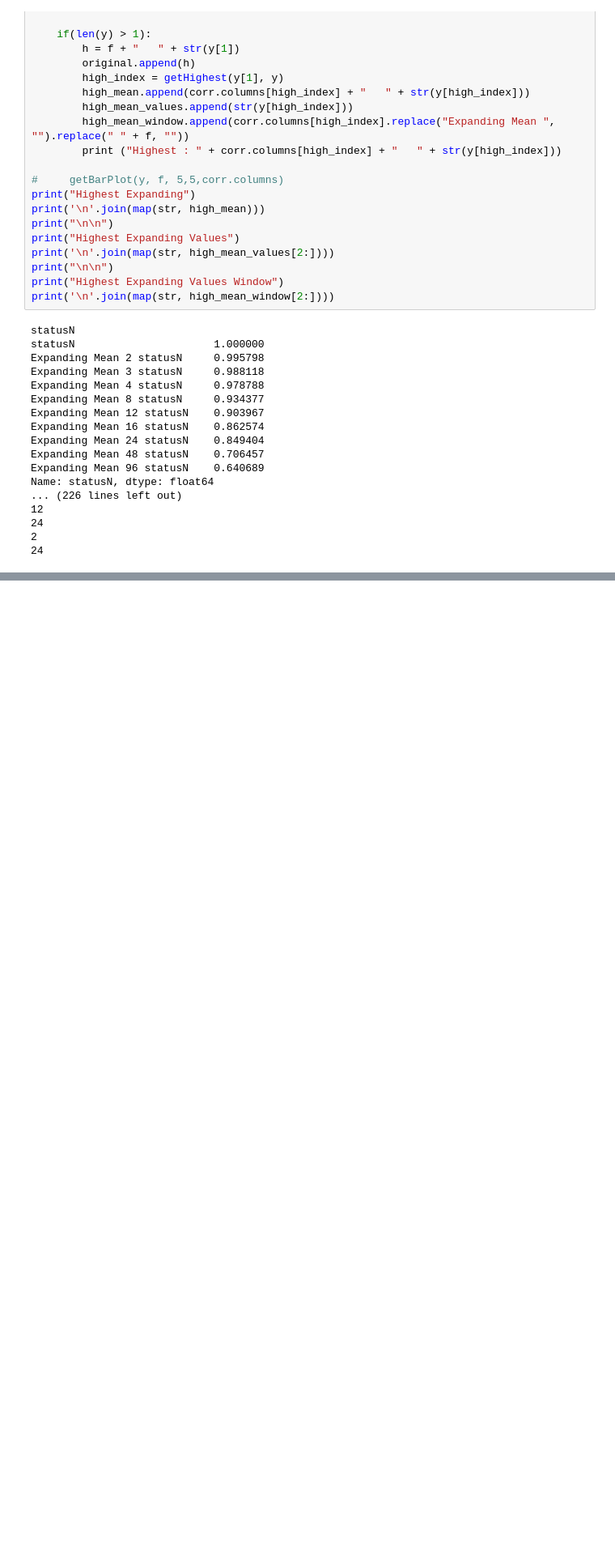
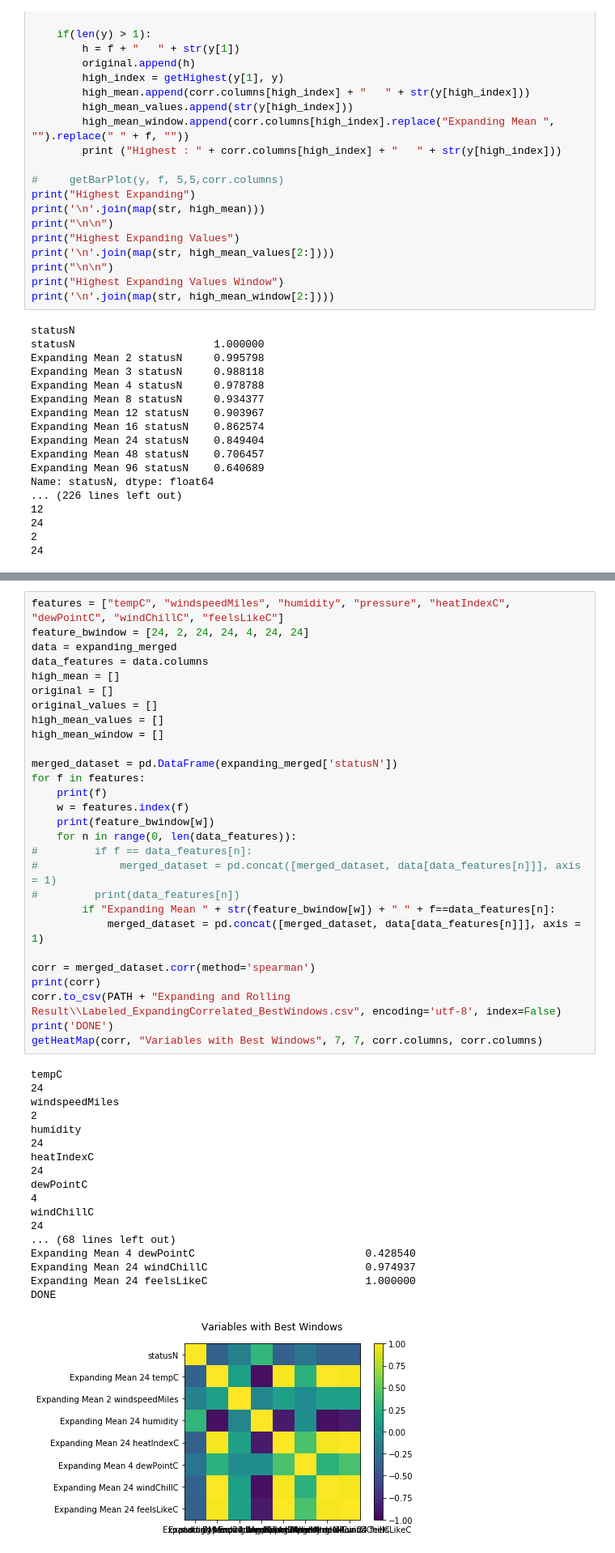
Before and after one commit to NicolleMagpale/FeatureEngineering_TimeSeries, a Jupyter notebook: Correlation - Optimal Windows.ipynb, the cells around one changed output, grey strips where cells are left out. Shown at 81% size. Cells and saved outputs as stored; diff of their text form; blank space fills up the shorter version.

```diff
--- a/Correlation - Optimal Windows.ipynb
+++ b/Correlation - Optimal Windows.ipynb
@@ -1376,0 +1382,47 @@ Name: statusN, dtype: float64
+# %%
+features = ["tempC", "windspeedMiles", "humidity", "pressure", "heatIndexC", "dewPointC", "windChillC", "feelsLikeC"]
+feature_bwindow = [24, 2, 24, 24, 4, 24, 24]
+data = expanding_merged
+data_features = data.columns
+high_mean = []
+original = []
+original_values = []
+high_mean_values = []
+high_mean_window = []
+
+merged_dataset = pd.DataFrame(expanding_merged['statusN'])
+for f in features:
+    print(f)
+    w = features.index(f)
+    print(feature_bwindow[w])
+    for n in range(0, len(data_features)):
+#         if f == data_features[n]:
+#             merged_dataset = pd.concat([merged_dataset, data[data_features[n]]], axis = 1)
+#         print(data_features[n])
+        if "Expanding Mean " + str(feature_bwindow[w]) + " " + f==data_features[n]:
+            merged_dataset = pd.concat([merged_dataset, data[data_features[n]]], axis = 1)
+
+corr = merged_dataset.corr(method='spearman')
+print(corr)
+corr.to_csv(PATH + "Expanding and Rolling Result\\Labeled_ExpandingCorrelated_BestWindows.csv", encoding='utf-8', index=False)
+print('DONE')
+getHeatMap(corr, "Variables with Best Windows", 7, 7, corr.columns, corr.columns)
+# %% [output]
+tempC
+24
+windspeedMiles
+2
+humidity
+24
+heatIndexC
+24
+dewPointC
+4
+windChillC
+24
+... (68 lines left out)
+Expanding Mean 4 dewPointC                           0.428540
+Expanding Mean 24 windChillC                         0.974937
+Expanding Mean 24 feelsLikeC                         1.000000
+DONE
+[figure, added]
```
Also changed, not shown: parts of 4 cells of this notebook.
